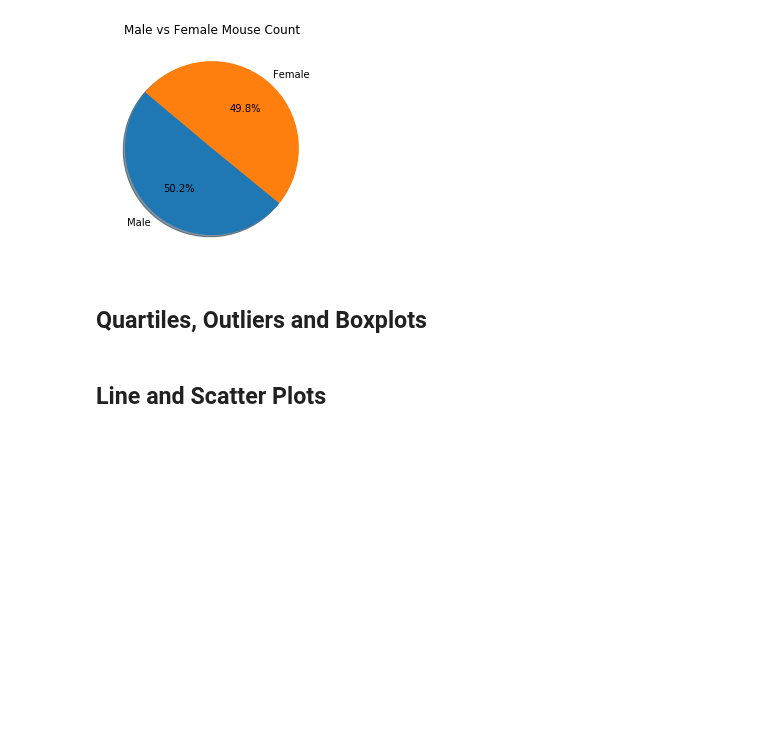
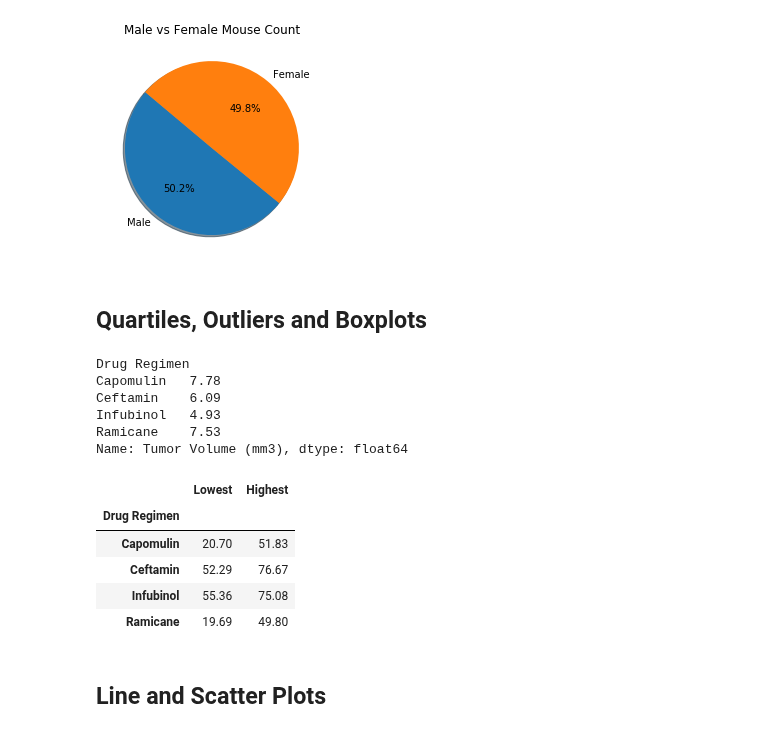
Before and after one commit to olivesun1213/Matplotlib, a Jupyter notebook: Unit 05 - Matplotlib_Homework_Instructions_Pymaceuticals_pymaceuticals_starter.ipynb, the cells around one changed output. Drawn from its saved outputs; the diff is of its cells as text; code cells hidden in the pictures; blank space fills up the shorter version.

```diff
--- a/Unit 05 - Matplotlib_Homework_Instructions_Pymaceuticals_pymaceuticals_starter.ipynb
+++ b/Unit 05 - Matplotlib_Homework_Instructions_Pymaceuticals_pymaceuticals_starter.ipynb
@@ -282,11 +282,35 @@ plt.show()
 # %%
 # Calculate the final tumor volume of each mouse across four of the most promising treatment regimens.  Capomulin, Ramicane, Infubinol, and Ceftamin. Calculate the IQR and quantitatively determine if there are any potential outliers.
 final_tumor_volume=combined_file.loc[(combined_file["Timepoint"]==45), :]
 final_tumor_drug = final_tumor_volume[final_tumor_volume["Drug Regimen"].isin(["Capomulin", "Ramicane","Infubinol","Ceftamin"]) ]
 
+Q1=final_tumor_drug.groupby("Drug Regimen")["Tumor Volume (mm3)"].quantile(0.25)
+Q3=final_tumor_drug.groupby("Drug Regimen")["Tumor Volume (mm3)"].quantile(0.75)
+IQR=Q3-Q1
+print(IQR)
+lowest=pd.DataFrame(Q1-1.5*IQR)
+highest=pd.DataFrame(Q3+1.5*IQR)
+Range_Table=pd.merge(lowest,highest,on="Drug Regimen")
+Range_Table.columns=["Lowest","Highest"]
+#outlier=final_tumor_drug.loc[(final_tumor_drug["Tumor Volume (mm3)"] >Range_Table["Highest"] ) | (
+   # final_tumor_drug["Tumor Volume (mm3)"] <Range_Table["Lowest"]), :]
 
-Q1=final_tumor_drug.groupby("Drug Regimen")["Tumor Volume (mm3)"].quantile(0.25)
-Q3=final_tumor_drug.groupby("Drug Regimen")["Tumor Volume (mm3)"].quantile(0.25)
+final_tumor_drug=final_tumor_drug.set_index("Drug Regimen")
+
+Range_Table
+# %% [output]
+Drug Regimen
+Capomulin   7.78
+Ceftamin    6.09
+Infubinol   4.93
+Ramicane    7.53
+Name: Tumor Volume (mm3), dtype: float64
+|  | Lowest | Highest |
+| Drug Regimen |  |  |
+| Capomulin | 20.70 | 51.83 |
+| Ceftamin | 52.29 | 76.67 |
+| Infubinol | 55.36 | 75.08 |
+| Ramicane | 19.69 | 49.80 |
 # %%
 # Generate a box plot of the final tumor volume of each mouse across four regimens of interest
 # %% [markdown]
```
Also changed, not shown: parts of 1 cell of this notebook.
